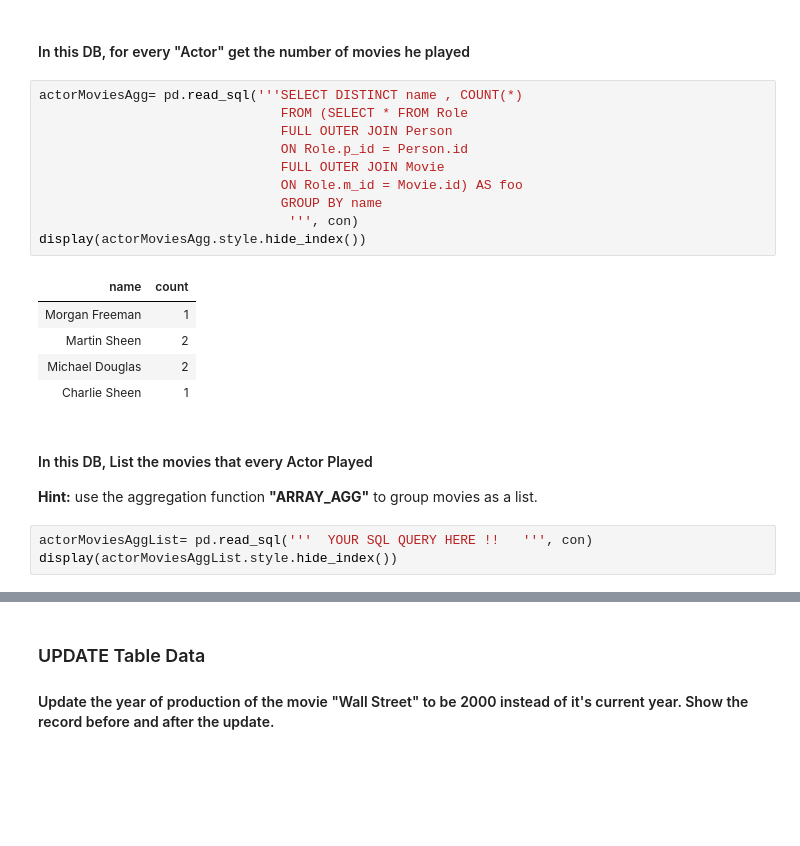
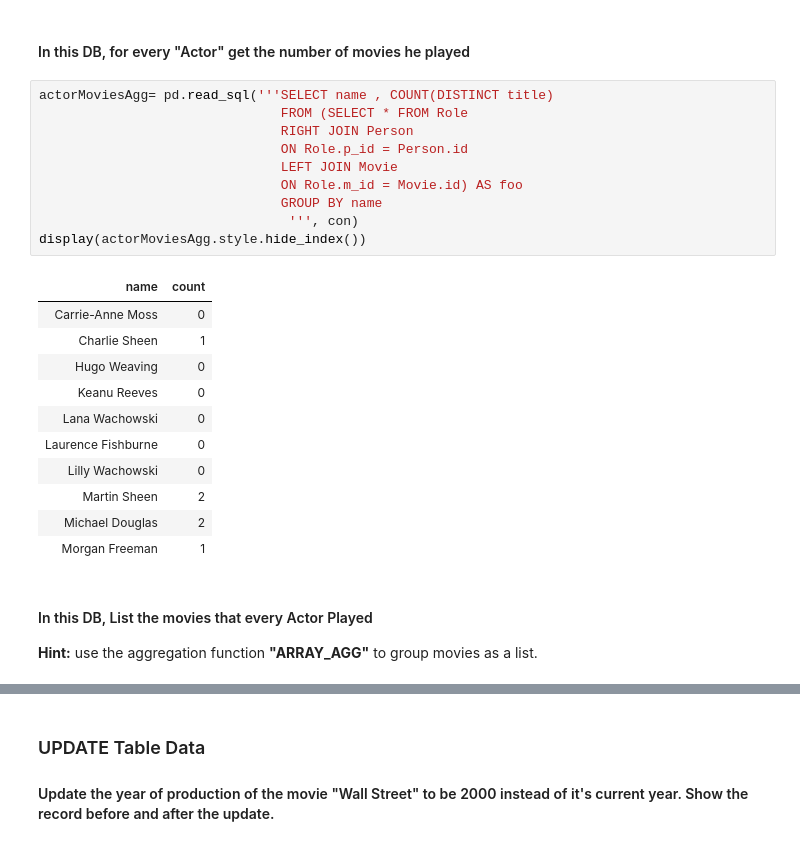
Before and after one commit to haicheviet/dataeng-course-1, a Jupyter notebook: homework_postgres/PostgreSQL-Students.ipynb, the cells around one changed output, grey strips where cells are left out. Drawn from its saved outputs; the diff is of its cells as text; blank space fills up the shorter version.

```diff
--- a/homework_postgres/PostgreSQL-Students.ipynb
+++ b/homework_postgres/PostgreSQL-Students.ipynb
@@ -1063,24 +1086,27 @@ display(count_table.style.hide_index())
 # %% [markdown]
 #### In this DB, for every "Actor" get the number of movies he played
 # %%
-actorMoviesAgg= pd.read_sql('''SELECT DISTINCT name , COUNT(*)
+actorMoviesAgg= pd.read_sql('''SELECT name , COUNT(DISTINCT title)
                                FROM (SELECT * FROM Role
-                               FULL OUTER JOIN Person
+                               RIGHT JOIN Person
                                ON Role.p_id = Person.id
-                               FULL OUTER JOIN Movie
+                               LEFT JOIN Movie
                                ON Role.m_id = Movie.id) AS foo
                                GROUP BY name
                                 ''', con)
 display(actorMoviesAgg.style.hide_index())
 # %% [output]
 | name | count |
-| Morgan Freeman | 1 |
+| Carrie-Anne Moss | 0 |
+| Charlie Sheen | 1 |
+| Hugo Weaving | 0 |
+| Keanu Reeves | 0 |
+| Lana Wachowski | 0 |
+| Laurence Fishburne | 0 |
+| Lilly Wachowski | 0 |
 | Martin Sheen | 2 |
 | Michael Douglas | 2 |
-| Charlie Sheen | 1 |
+| Morgan Freeman | 1 |
 # %% [markdown]
 #### In this DB, List the movies that every Actor Played
 <b>Hint:</b> use the aggregation function <b>"ARRAY_AGG"</b> to group movies as a list.
-# %%
-actorMoviesAggList= pd.read_sql('''  YOUR SQL QUERY HERE !!   ''', con)
-display(actorMoviesAggList.style.hide_index())
```
Also changed, not shown: parts of 10 cells of this notebook.
